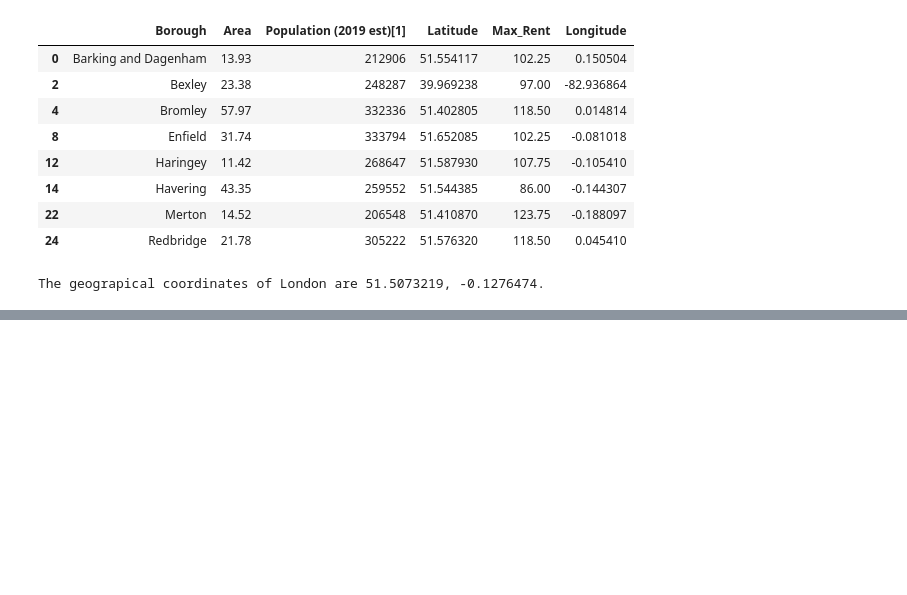
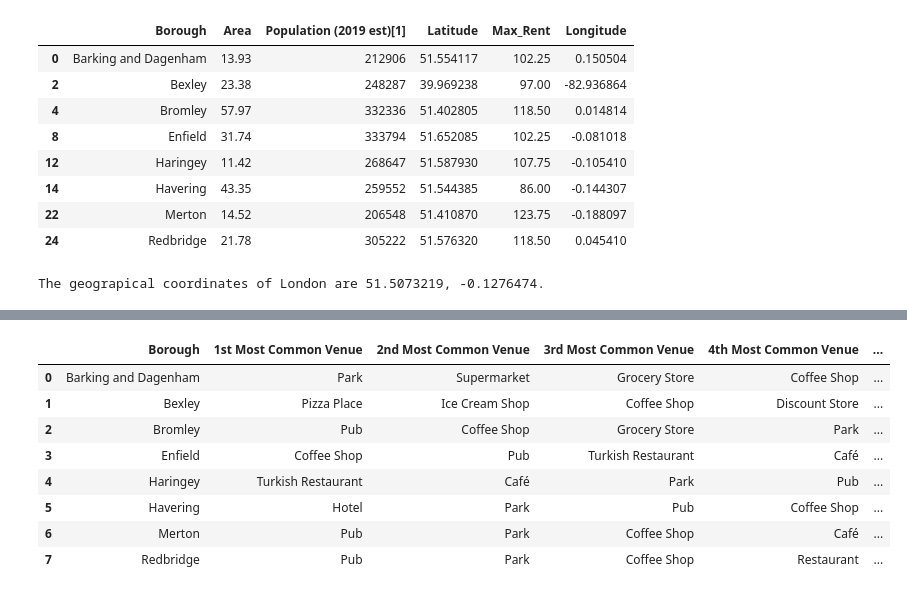
Before and after one commit to jayasreenarayan/Coursera_Capstone, a Jupyter notebook: Untitled.ipynb, the cells around one changed output, grey strips where cells are left out. Saved outputs shown, nothing was run; the diff lists cells and outputs as text; code cells hidden in the pictures; blank space fills up the shorter version.

```diff
--- a/Untitled.ipynb
+++ b/Untitled.ipynb
@@ -132,0 +243,12 @@ Requirement already satisfied: urllib3!=1.25.0,!=1.25.1,<1.26,>=1.21.1 in c:\use
+# %%
+num_top_venues = 5
+
+for brgh in Brgh_grouped['Borough']:
+    print("_________"+brgh+"________")
+    temp = Brgh_grouped[Brgh_grouped['Borough'] == brgh].T.reset_index()
+    temp.columns = ['venue','freq']
+    temp = temp.iloc[1:]
+    temp['freq'] = temp['freq'].astype(float)
+    temp = temp.round({'freq': 2})
+    print(temp.sort_values('freq', ascending=False).reset_index(drop=True).head(num_top_venues))
+    print('\n')
@@ -132,0 +273,38 @@ Requirement already satisfied: urllib3!=1.25.0,!=1.25.1,<1.26,>=1.21.1 in c:\use
+# %%
+def return_most_common_venues(row, num_top_venues):
+    row_categories = row.iloc[1:]
+    row_categories_sorted = row_categories.sort_values(ascending=False)
+
+    return row_categories_sorted.index.values[0:num_top_venues]
+
+
+num_top_venues = 5
+
+indicators = ['st', 'nd', 'rd']
+
+# create columns according to number of top venues
+columns = ['Borough']
+for ind in np.arange(num_top_venues):
+    try:
+        columns.append('{}{} Most Common Venue'.format(ind+1, indicators[ind]))
+    except:
+        columns.append('{}th Most Common Venue'.format(ind+1))
+
+# create a new dataframe
+brgh_venues_sorted = pd.DataFrame(columns=columns)
+brgh_venues_sorted['Borough'] = Brgh_grouped['Borough']
+
+for ind in np.arange(Brgh_grouped.shape[0]):
+    brgh_venues_sorted.iloc[ind, 1:] = return_most_common_venues(Brgh_grouped.iloc[ind, :], num_top_venues)
+
+brgh_venues_sorted.head(8)
+# %% [output]
+|  | Borough | 1st Most Common Venue | 2nd Most Common Venue | 3rd Most Common Venue | 4th Most Common Venue | ... |
+| 0 | Barking and Dagenham | Park | Supermarket | Grocery Store | Coffee Shop | ... |
+| 1 | Bexley | Pizza Place | Ice Cream Shop | Coffee Shop | Discount Store | ... |
+| 2 | Bromley | Pub | Coffee Shop | Grocery Store | Park | ... |
+| 3 | Enfield | Coffee Shop | Pub | Turkish Restaurant | Café | ... |
+| 4 | Haringey | Turkish Restaurant | Café | Park | Pub | ... |
+| 5 | Havering | Hotel | Park | Pub | Coffee Shop | ... |
+| 6 | Merton | Pub | Park | Coffee Shop | Café | ... |
+| 7 | Redbridge | Pub | Park | Coffee Shop | Restaurant | ... |
```
Also changed, not shown: parts of 15 cells of this notebook.
